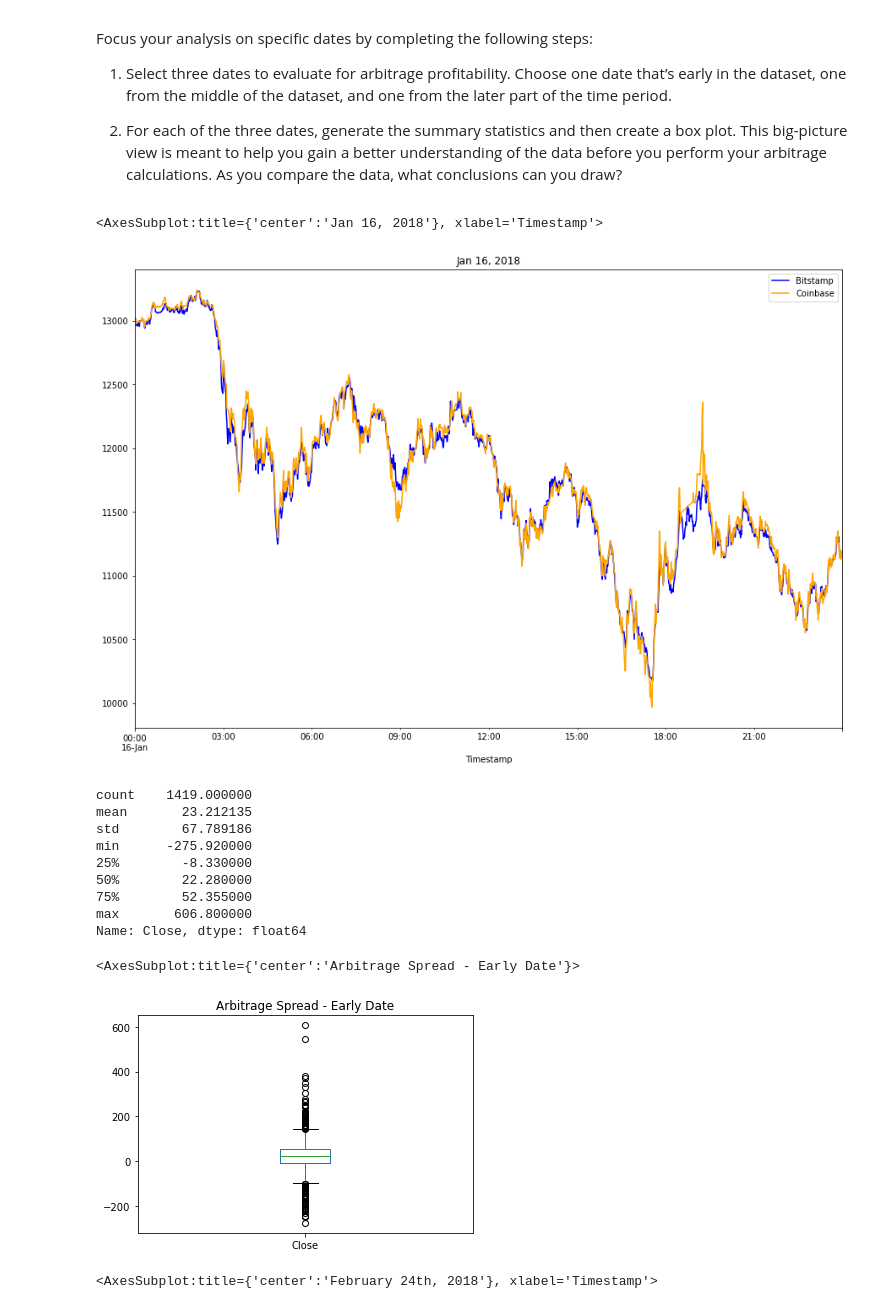
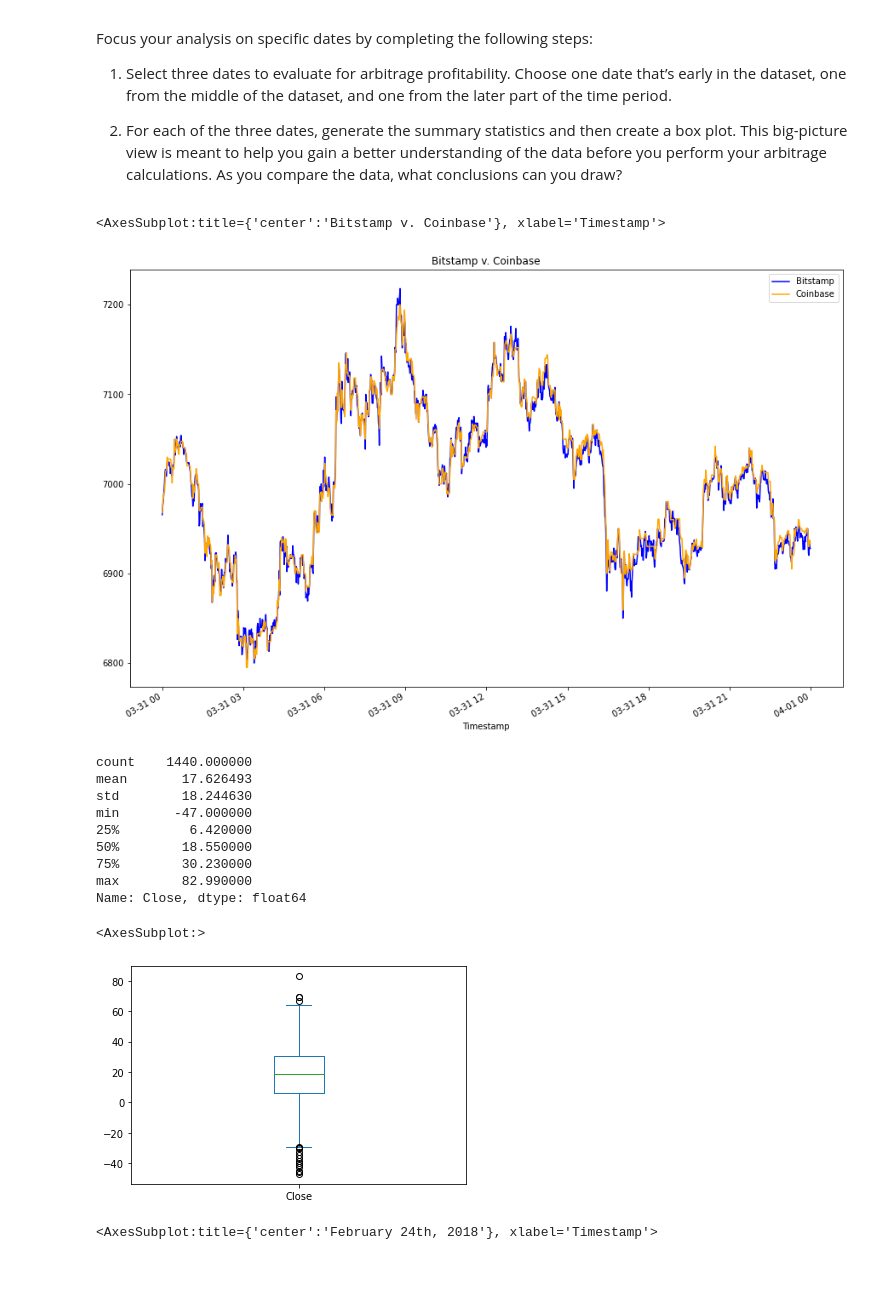
Before and after one commit to petepetersen423/Fintech-Workspace, a Jupyter notebook: M3/Challenge_coinbase_bitstamp/Starter_Code/crypto_arbitrage.ipynb, the cells around one changed output. Cells and saved outputs as stored; diff of their text form; code cells hidden in the pictures; blank space fills up the shorter version.

```diff
--- a/M3/Challenge_coinbase_bitstamp/Starter_Code/crypto_arbitrage.ipynb
+++ b/M3/Challenge_coinbase_bitstamp/Starter_Code/crypto_arbitrage.ipynb
@@ -118,0 +165,4 @@ To prepare and clean your data for analysis, complete the following steps:
+# %%
+coinbase.Close = coinbase.Close.str.replace("$","")
+# %%
+coinbase.Close = coinbase.Close.astype(float)
@@ -118,0 +173,3 @@ To prepare and clean your data for analysis, complete the following steps:
+# %%
+bitstamp.drop_duplicates(inplace=True)
+coinbase.duplicated().sum()
@@ -256,32 +331,36 @@ Focus your analysis on specific dates by completing the following steps:
 # Create an overlay plot that visualizes the two dataframes over a period of one day early in the dataset.
 # Be sure that the plots include the parameters `legend`, `figsize`, `title`, `color` and `label`
 # YOUR CODE HERE
+bitstamp.loc['03/31/2018','Close'].plot(legend=True, figsize=(15, 10), title="Bitstamp v. Coinbase", color="blue", label="Bitstamp")
+coinbase.loc['03/31/2018','Close'].plot(legend=True, figsize=(15, 10), color="orange", label="Coinbase")
 # %% [output]
-<AxesSubplot:title={'center':'Jan 16, 2018'}, xlabel='Timestamp'>
+<AxesSubplot:title={'center':'Bitstamp v. Coinbase'}, xlabel='Timestamp'>
-[figure, old version]
+[figure, new version]
 # %%
 # Using the early date that you have selected, calculate the arbitrage spread
 # by subtracting the bitstamp lower closing prices from the coinbase higher closing prices
-arbitrage_spread_early = # YOUR CODE HERE
+arbitrage_spread_early = bitstamp.loc['01/31/2018','Close'] - coinbase.loc['01/31/2018','Close']
 
 # Generate summary statistics for the early DataFrame
 # YOUR CODE HERE
+arbitrage_spread_early.describe()
 # %% [output]
-count    1419.000000
-mean       23.212135
-std        67.789186
-min      -275.920000
-25%        -8.330000
-50%        22.280000
-75%        52.355000
-max       606.800000
+count    1440.000000
+mean       17.626493
+std        18.244630
+min       -47.000000
+25%         6.420000
+50%        18.550000
+75%        30.230000
+max        82.990000
 Name: Close, dtype: float64
 # %%
 # Visualize the arbitrage spread from early in the dataset in a box plot
 # YOUR CODE HERE
+arbitrage_spread_early.plot(kind="box")
 # %% [output]
-<AxesSubplot:title={'center':'Arbitrage Spread - Early Date'}>
+<AxesSubplot:>
-[figure, old version]
+[figure, new version]
 # %%
 # Create an overlay plot that visualizes the two dataframes over a period of one day from the middle of the dataset.
 # Be sure that the plots include the parameters `legend`, `figsize`, `title`, `color` and `label`
```
Also changed, not shown: parts of 23 cells of this notebook.
